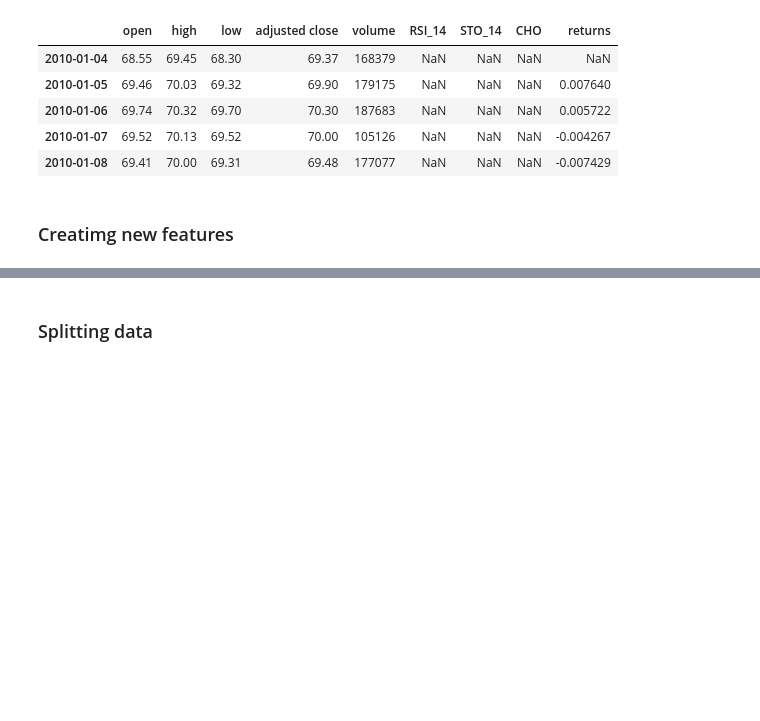
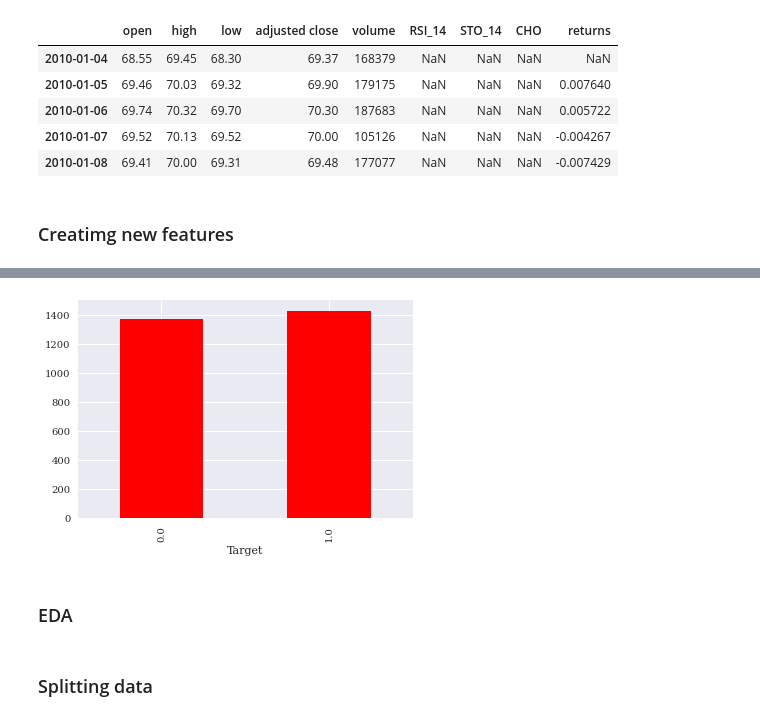
Before and after one commit to SalisEduardo/Decision-tree-for-algorithm-trading, a Jupyter notebook: DT_for_trading_v1.ipynb, the cells around one changed output, grey strips where cells are left out. Cells and saved outputs as stored; diff of their text form; code cells hidden in the pictures; blank space fills up the shorter version.

```diff
--- a/DT_for_trading_v1.ipynb
+++ b/DT_for_trading_v1.ipynb
@@ -59,0 +95,10 @@ df.head()
+# %%
+df = df.dropna(axis=0)
+# %%
+fig = plt.figure()
+plot = df.groupby(['Target']).size().plot(kind='bar', color='red')
+plt.show()
+# %% [output]
+[figure, added]
+# %% [markdown]
+### EDA
```
Also changed, not shown: parts of 32 cells of this notebook, 1 other file.
